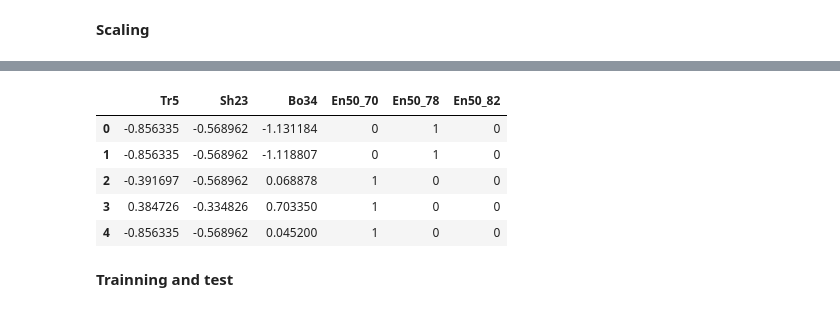
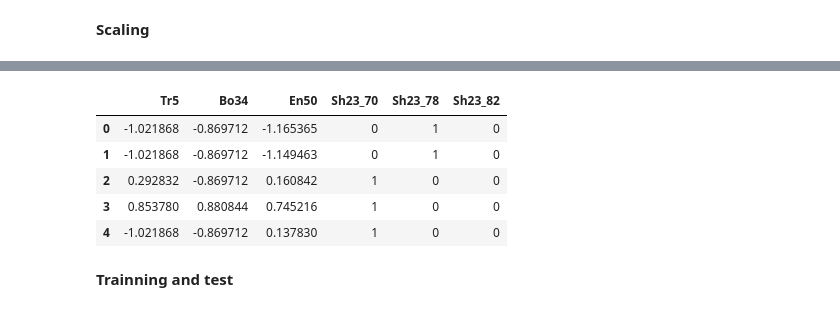
Before and after one commit to eluqm/AnomalyDetection, a Jupyter notebook: notebook426413b150.ipynb, the cells around one changed output, grey strips where cells are left out. Cells and saved outputs as stored; diff of their text form; code cells hidden in the pictures.

```diff
--- a/notebook426413b150.ipynb
+++ b/notebook426413b150.ipynb
@@ -397,6 +425,17 @@ for i in num_cols:
 [interactive output not drawn]
 # %%
 from sklearn.preprocessing import PowerTransformer
-pt = PowerTransformer(method='yeo-johnson',standardize=True)
+#pt = PowerTransformer(method='yeo-johnson',standardize=True)
 #pt2 = PowerTransformer(method='yeo-johnson',standardize=True)
-pt.fit(X_train)
+standard_transformer_pow = Pipeline(steps=[
+        ('power', PowerTransformer(method='yeo-johnson',standardize=True))])
+
+preprocessor_pow = ColumnTransformer(
+        remainder='passthrough', #passthough features not listed
+        transformers=[
+            ('pow', standard_transformer_pow , ls)
+        ])
+
+
+X_train_power = preprocessor_pow.fit_transform(X_train)
+#pt.fit(X_train)
@@ -405,5 +452,6 @@ PowerTransformer()
 # %%
-X_train_power=pd.DataFrame(pt.transform(X_train), columns = X_train.columns)
+#X_train_power=pd.DataFrame(pt.transform(X_train), columns = X_train.columns)
+X_train_power=pd.DataFrame(X_train_power, columns = ls+['Sh23'])
 # %%
 for i in num_cols:
     num_summary(X_train_power,i)
@@ -424,6 +472,6 @@ def binary_cod(df):
 # %%
 
 #one hot encoding
-ohe_cols=binary_cod(X_train_trans)
+ohe_cols=binary_cod(X_train_power)
 # %% [output]
 Binary Variables: []
@@ -451,13 +483,13 @@ array([-5.68962119e-01, -3.34826161e-01,  3.31017726e-02,  7.68957640e-01,
 # %%
-X_train_trans[ohe_cols] = X_train_trans[ohe_cols].astype(int)
+X_train_power[ohe_cols] = X_train_power[ohe_cols].astype(int)
 #df['origin'] = df['origin'].astype(int)
-df = one_hot_encoder(X_train_trans, ohe_cols)
+df = one_hot_encoder(X_train_power, ohe_cols)
 df.head()
 # %% [output]
-|  | Tr5 | Sh23 | Bo34 | En50_70 | En50_78 | En50_82 |
-| 0 | -0.856335 | -0.568962 | -1.131184 | 0 | 1 | 0 |
-| 1 | -0.856335 | -0.568962 | -1.118807 | 0 | 1 | 0 |
-| 2 | -0.391697 | -0.568962 | 0.068878 | 1 | 0 | 0 |
-| 3 | 0.384726 | -0.334826 | 0.703350 | 1 | 0 | 0 |
-| 4 | -0.856335 | -0.568962 | 0.045200 | 1 | 0 | 0 |
+|  | Tr5 | Bo34 | En50 | Sh23_70 | Sh23_78 | Sh23_82 |
+| 0 | -1.021868 | -0.869712 | -1.165365 | 0 | 1 | 0 |
+| 1 | -1.021868 | -0.869712 | -1.149463 | 0 | 1 | 0 |
+| 2 | 0.292832 | -0.869712 | 0.160842 | 1 | 0 | 0 |
+| 3 | 0.853780 | 0.880844 | 0.745216 | 1 | 0 | 0 |
+| 4 | -1.021868 | -0.869712 | 0.137830 | 1 | 0 | 0 |
 # %%
```
Also changed, not shown: parts of 26 cells of this notebook.
